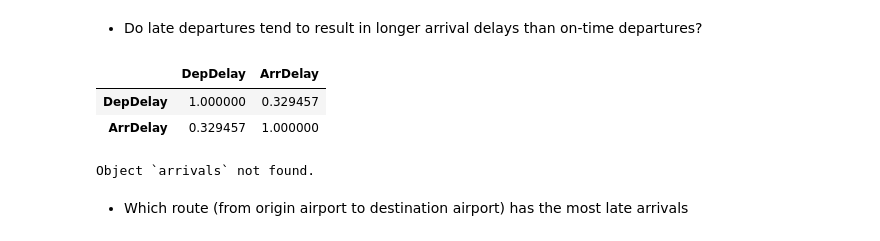
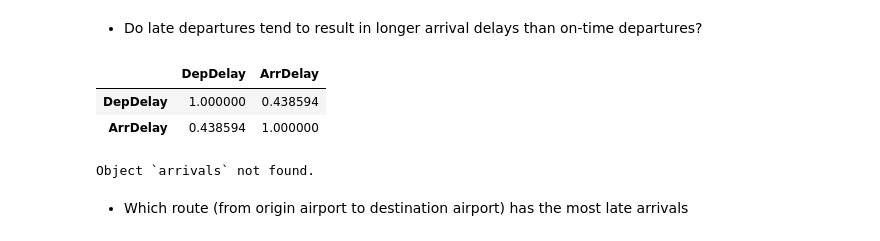
Before and after one commit to vivien-DSA/ml-basics, a Jupyter notebook: challenges/01 - Flights Challenge and my Solution.ipynb, the cells around one changed output. Drawn from its saved outputs; the diff is of its cells as text; code cells hidden in the pictures.

```diff
--- a/challenges/01 - Flights Challenge and my Solution.ipynb
+++ b/challenges/01 - Flights Challenge and my Solution.ipynb
@@ -188,12 +188,12 @@ fig.show()
 >- This will remove all the elt that lie in the lowest quantile and the highest quantile.
 # %%
 # Outlier for ArrDelay
-df_flights = df_flights[df_flights.ArrDelay > df_flights.ArrDelay.quantile(0.15)]
-df_flights = df_flights[df_flights.ArrDelay < df_flights.ArrDelay.quantile(0.85)]
+df_flights = df_flights[df_flights.ArrDelay > df_flights.ArrDelay.quantile(0.01)]
+df_flights = df_flights[df_flights.ArrDelay < df_flights.ArrDelay.quantile(0.90)]
 # %%
 # Outliers for DepDelay
-df_flights = df_flights[df_flights.DepDelay > df_flights.DepDelay.quantile(0.15)]
-df_flights = df_flights[df_flights.DepDelay < df_flights.DepDelay.quantile(0.85)]
+df_flights = df_flights[df_flights.DepDelay > df_flights.DepDelay.quantile(0.01)]
+df_flights = df_flights[df_flights.DepDelay < df_flights.DepDelay.quantile(0.90)]
 # %%
 fig = plt.figure()
 
@@ -320,11 +326,11 @@ ValueError: No axis named DepDelay for object type Series
 # %% [markdown]
 - Do late departures tend to result in longer arrival delays than on-time departures?
 # %%
-df_flights[["DepDelay", "ArrDelay"]].corr()
+df_flights[["DepDelay"]].corr()
 # %% [output]
 |  | DepDelay | ArrDelay |
-| DepDelay | 1.000000 | 0.329457 |
-| ArrDelay | 0.329457 | 1.000000 |
+| DepDelay | 1.000000 | 0.438594 |
+| ArrDelay | 0.438594 | 1.000000 |
 # %%
 - Which route (from origin airport to destination airport) has the most late arrivals?
 # %% [output]
```
Also changed, not shown: parts of 13 cells of this notebook, 2 other files.
